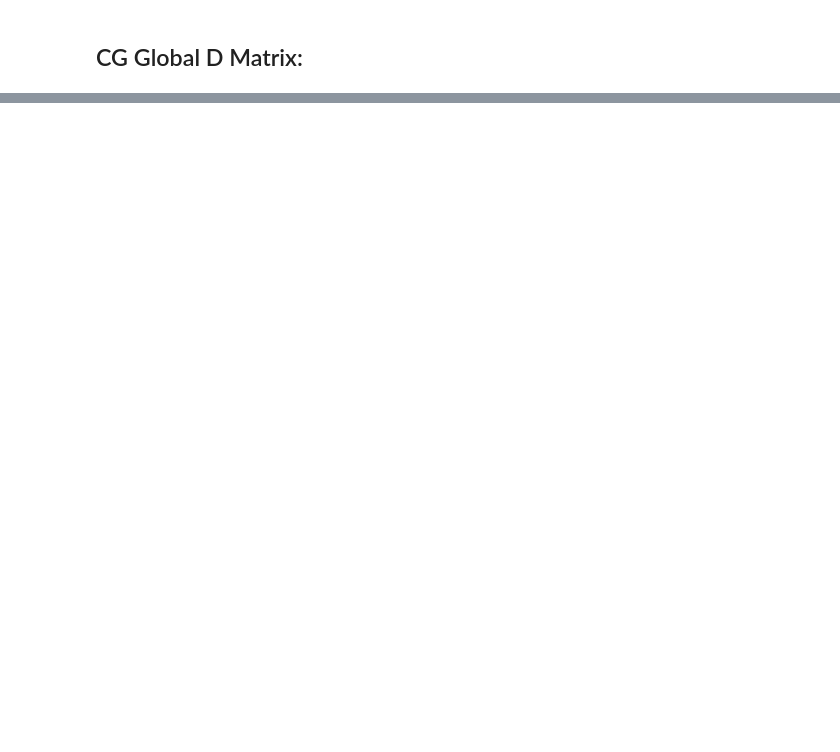
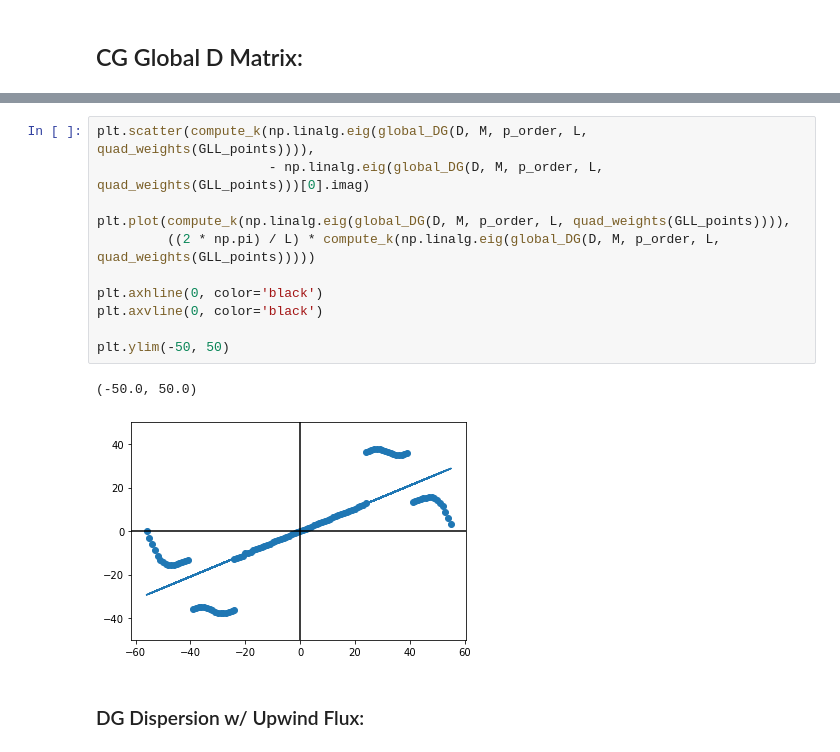
Before and after one commit to msingh1204/FEM, a Jupyter notebook: 1D Dispersion Analysis.ipynb, the cells around one changed output, grey strips where cells are left out. Cells and saved outputs as stored; diff of their text form; blank space fills up the shorter version.

```diff
--- a/1D Dispersion Analysis.ipynb
+++ b/1D Dispersion Analysis.ipynb
@@ -315,0 +389,16 @@ array([0.42466225, 0.37269222, 0.30263789, 0.50192407, 0.96002445,
+# %%
+plt.scatter(compute_k(np.linalg.eig(global_DG(D, M, p_order, L, quad_weights(GLL_points)))),
+                      - np.linalg.eig(global_DG(D, M, p_order, L, quad_weights(GLL_points)))[0].imag)
+
+plt.plot(compute_k(np.linalg.eig(global_DG(D, M, p_order, L, quad_weights(GLL_points)))),
+         ((2 * np.pi) / L) * compute_k(np.linalg.eig(global_DG(D, M, p_order, L, quad_weights(GLL_points)))))
+
+plt.axhline(0, color='black')
+plt.axvline(0, color='black')
+
+plt.ylim(-50, 50)
+# %% [output]
+(-50.0, 50.0)
+[figure, added]
+# %% [markdown]
+### DG Dispersion w/ Upwind Flux:
```
Also changed, not shown: parts of 35 cells of this notebook, 2 other files.
